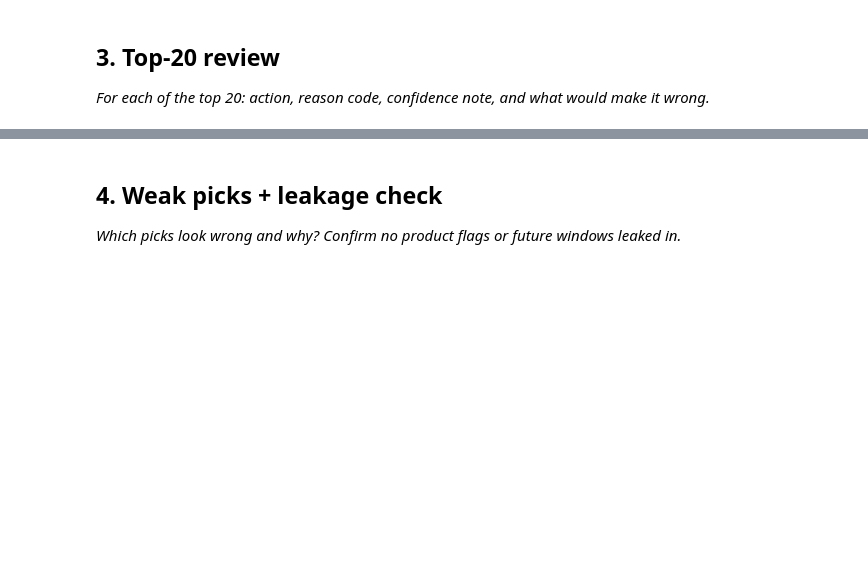
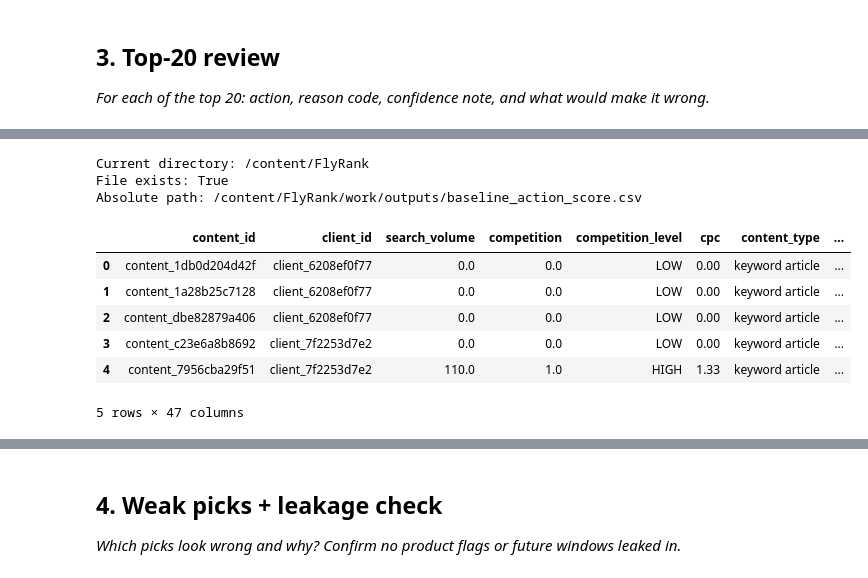
Before and after one commit to dhanushmajji1428/FlyRank, a Jupyter notebook: work/notebooks/w04_baseline_score.ipynb, the cells around one changed output, grey strips where cells are left out. Saved outputs shown, nothing was run; the diff lists cells and outputs as text; code cells hidden in the pictures; blank space fills up the shorter version.

```diff
--- a/work/notebooks/w04_baseline_score.ipynb
+++ b/work/notebooks/w04_baseline_score.ipynb
@@ -29,0 +157,23 @@ This skeleton is yours to fill. Work the sections **in order** — each one has
+# %%
+import os
+
+print("Current directory:", os.getcwd())
+print("File exists:", os.path.exists("work/outputs/baseline_action_score.csv"))
+print("Absolute path:", os.path.abspath("work/outputs/baseline_action_score.csv"))
+# %% [output]
+Current directory: /content/FlyRank
+File exists: True
+Absolute path: /content/FlyRank/work/outputs/baseline_action_score.csv
+# %%
+import pandas as pd
+
+df_out = pd.read_csv("work/outputs/baseline_action_score.csv")
+df_out.head()
+# %% [output]
+|  | content_id | client_id | search_volume | competition | competition_level | cpc | content_type | ... |
+| 0 | content_1db0d204d42f | client_6208ef0f77 | 0.0 | 0.0 | LOW | 0.00 | keyword article | ... |
+| 1 | content_1a28b25c7128 | client_6208ef0f77 | 0.0 | 0.0 | LOW | 0.00 | keyword article | ... |
+| 2 | content_dbe82879a406 | client_6208ef0f77 | 0.0 | 0.0 | LOW | 0.00 | keyword article | ... |
+| 3 | content_c23e6a8b8692 | client_7f2253d7e2 | 0.0 | 0.0 | LOW | 0.00 | keyword article | ... |
+| 4 | content_7956cba29f51 | client_7f2253d7e2 | 110.0 | 1.0 | HIGH | 1.33 | keyword article | ... |
+5 rows × 47 columns
```
Also changed, not shown: parts of 14 cells of this notebook.
